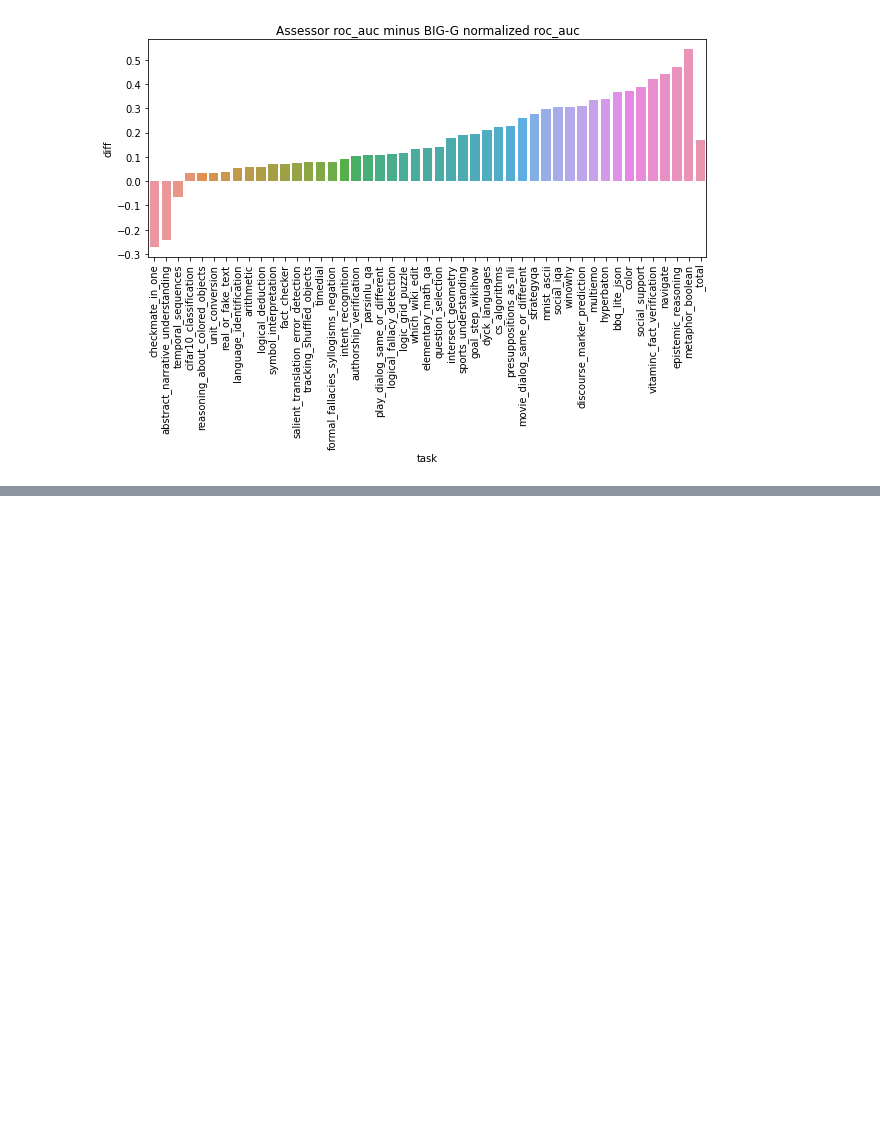
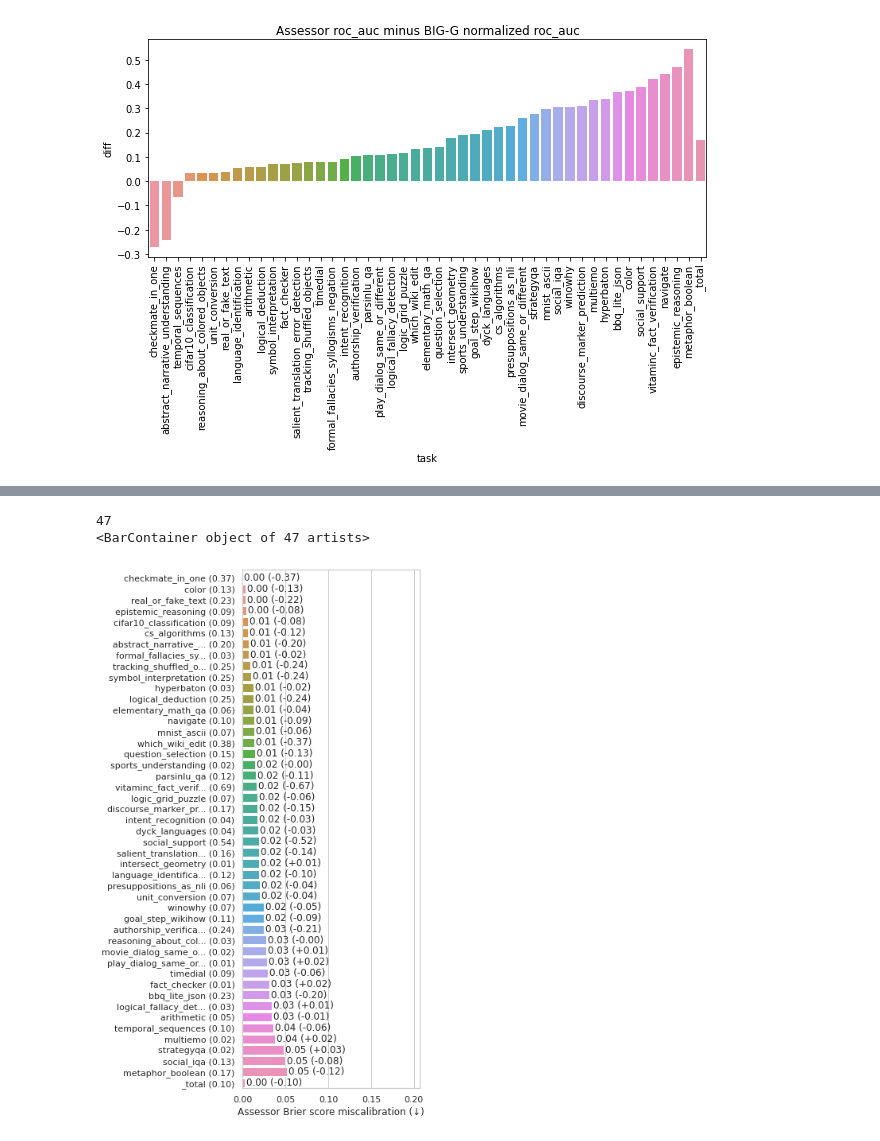
Before and after one commit to wschella/lass, a Jupyter notebook: notebooks/Exp_Main_Analysis.ipynb, the cells around one changed output, grey strips where cells are left out. Cells and saved outputs as stored; diff of their text form; code cells hidden in the pictures; blank space fills up the shorter version.

```diff
--- a/notebooks/Exp_Main_Analysis.ipynb
+++ b/notebooks/Exp_Main_Analysis.ipynb
@@ -97,0 +98,43 @@ plot2(results, metric="roc_auc")
+# %%
+def plot_mcb(df: pd.DataFrame, baseline: Baseline = "normalized", metric: str = "roc_auc"):
+    sns.set_theme(style="whitegrid")
+    task_system_col = f"test_conf_{baseline}_{metric}"
+    assessor_col = f"test_{metric}"
+
+    data = df[[task_system_col, assessor_col, 'task', 'count']]
+    data = data[df['test_conf_normalized_roc_auc'] > 0.1]
+    data = data[data['count'] > 100]
+    data['diff'] = data[assessor_col] - data[task_system_col]
+    data['task'] = data['task'].apply(lambda x: shorten(x, length=22))
+    # data.loc[df['task'] == "formal_fallacies_syllogisms_negation", 'task'] = "formal_fallacies_syllogisms_neg."
+    # data.loc[df['task'] == "salient_translation_error_detection", 'task'] = "salient_translation_error_detect."
+
+    # Sorting and adding total
+    data.sort_values(by=assessor_col, inplace=True)
+    print(len(data))
+    total = data[data['task'] == '_total']
+    data = data[data['task'] != '_total']
+    # data = data.append([{}], ignore_index=True)
+    data = data.append(total)
+
+    plt.figure(figsize=(4,12))
+
+    y = data.apply(lambda x: f"{x['task']} ({x[task_system_col]:.2f})", axis=1)
+    p = sns.barplot(y=y, x=assessor_col, data=data, orient='h')
+    for i in p.containers:
+        print(i)
+        labels = [f"{m:.2f} ({diff:+.2f})" for diff, m in zip(data['diff'].values, data[assessor_col].values)]
+        # p.bar_label(i,fmt='%+.2f', label_type='edge', padding=2)
+        p.bar_label(i,labels=labels, label_type='edge', padding=2)
+    p.set_xlim(p.get_xlim()[0]*1.2, p.get_xlim()[1]*3.8)
+    p.set_ylim(p.get_ylim()[0]*1.0, p.get_ylim()[1]*1.5)
+
+    # disable x-axis labels
+    p.set_xlabel("Assessor Brier score miscalibration (↓)")
+    plt.savefig(f'../artifacts/plots/main_mcb.svg', bbox_inches='tight', format='svg')
+
+plot_mcb(results, metric="bs_mcb")
+# %% [output]
+47
+<BarContainer object of 47 artists>
+[figure, added]
```
Also changed, not shown: parts of 1 cell of this notebook, 15 other files.
